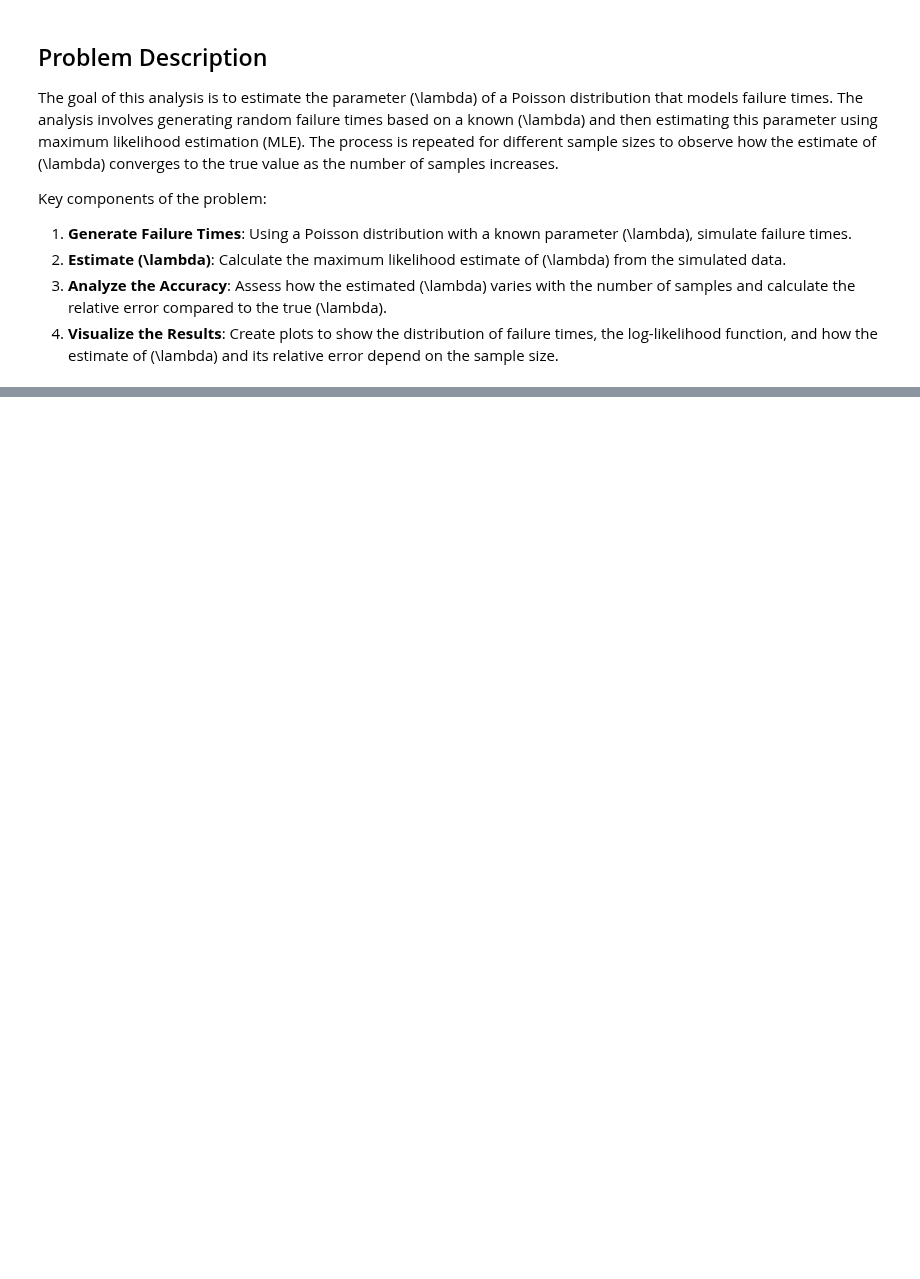
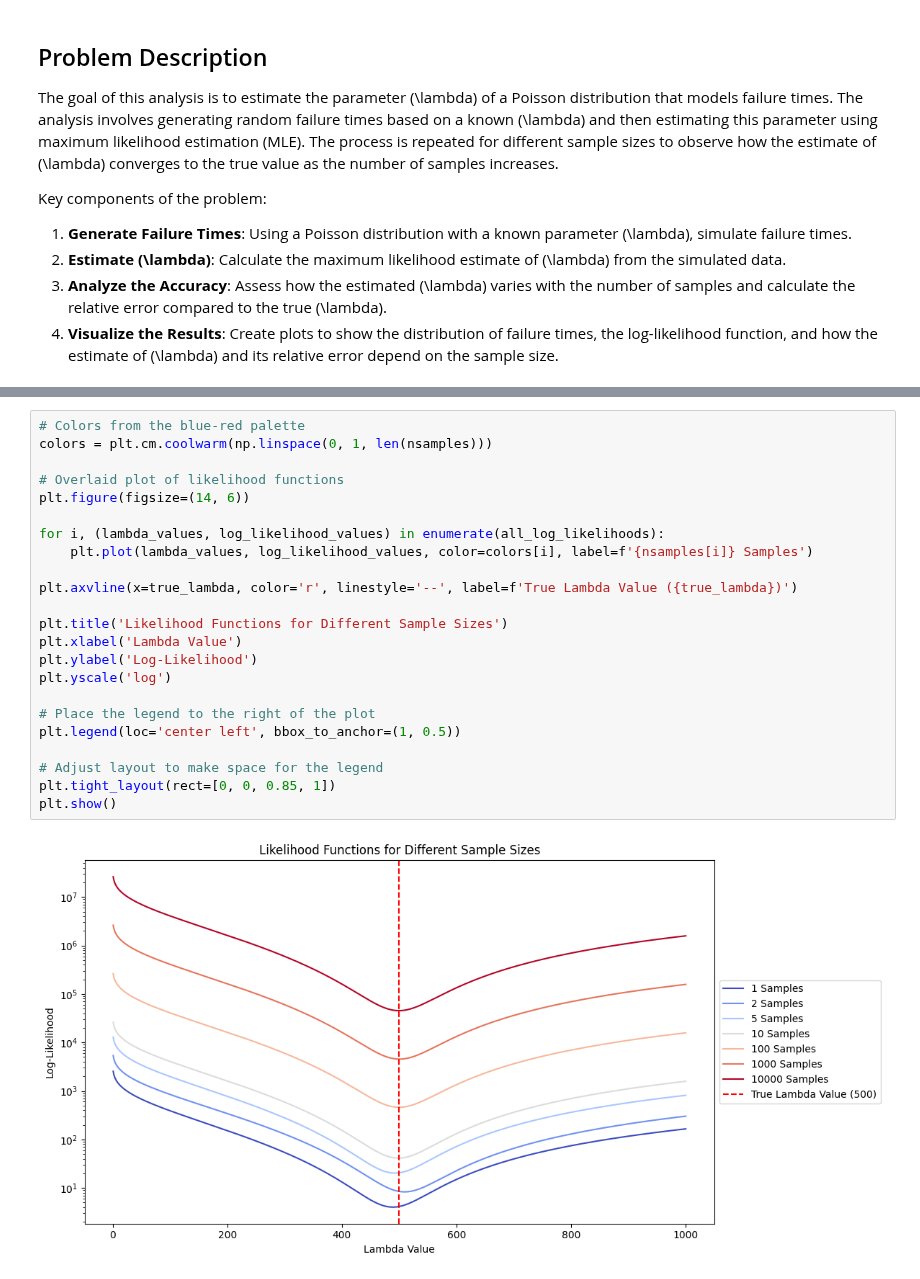
Before and after one commit to MrPiada/data-analysis-swiss-knife, a Jupyter notebook: MTBF/failure_times.ipynb, the cells around one changed output, grey strips where cells are left out. Saved outputs shown, nothing was run; the diff lists cells and outputs as text; blank space fills up the shorter version.

```diff
--- a/MTBF/failure_times.ipynb
+++ b/MTBF/failure_times.ipynb
@@ -148,0 +127,25 @@ plt.show()
+# %%
+# Colors from the blue-red palette
+colors = plt.cm.coolwarm(np.linspace(0, 1, len(nsamples)))
+
+# Overlaid plot of likelihood functions
+plt.figure(figsize=(14, 6))
+
+for i, (lambda_values, log_likelihood_values) in enumerate(all_log_likelihoods):
+    plt.plot(lambda_values, log_likelihood_values, color=colors[i], label=f'{nsamples[i]} Samples')
+
+plt.axvline(x=true_lambda, color='r', linestyle='--', label=f'True Lambda Value ({true_lambda})')
+
+plt.title('Likelihood Functions for Different Sample Sizes')
+plt.xlabel('Lambda Value')
+plt.ylabel('Log-Likelihood')
+plt.yscale('log')
+
+# Place the legend to the right of the plot
+plt.legend(loc='center left', bbox_to_anchor=(1, 0.5))
+
+# Adjust layout to make space for the legend
+plt.tight_layout(rect=[0, 0, 0.85, 1])
+plt.show()
+# %% [output]
+[figure, added]
```
Also changed, not shown: parts of 4 cells of this notebook.
